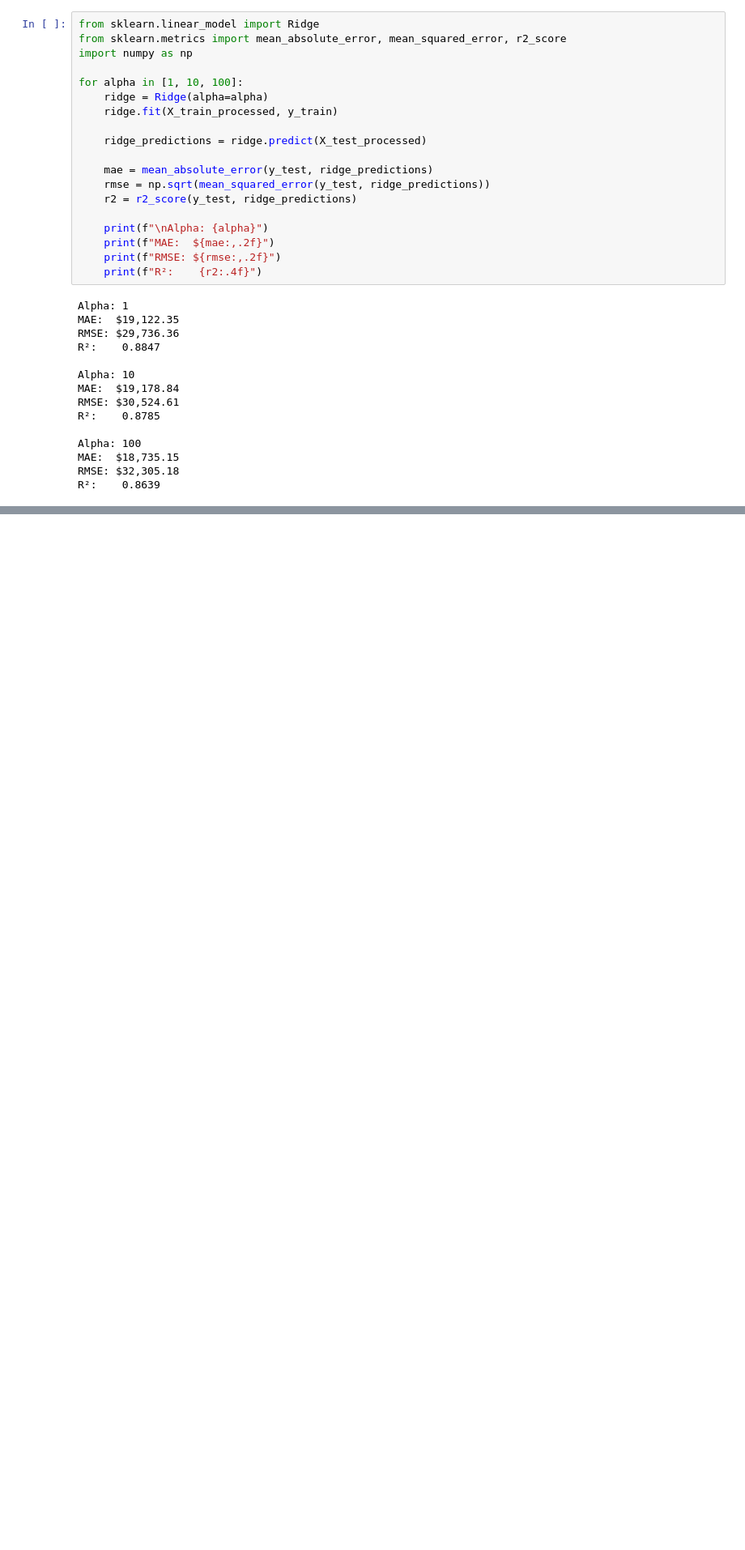
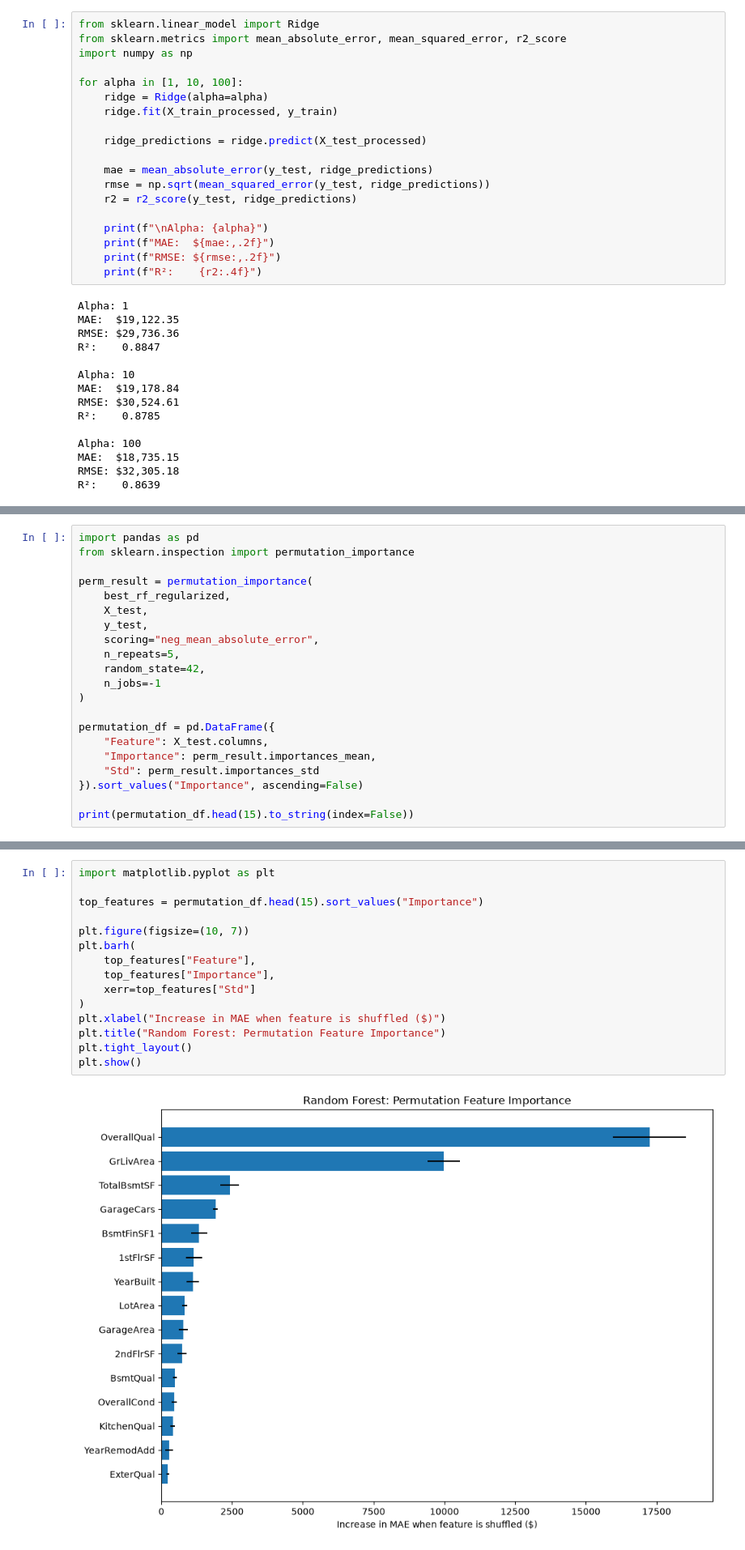
Before and after one commit to anuhub777/HousePrice-Lab, a Jupyter notebook: notebooks/01_eda.ipynb, the cells around one changed output, grey strips where cells are left out. Shown at 81% size. Cells and saved outputs as stored; diff of their text form; blank space fills up the shorter version.

```diff
--- a/notebooks/01_eda.ipynb
+++ b/notebooks/01_eda.ipynb
@@ -542,0 +675,21 @@ Test R²: 0.878525105097598
+# %%
+import pandas as pd
+from sklearn.inspection import permutation_importance
+
+perm_result = permutation_importance(
+    best_rf_regularized,
+    X_test,
+    y_test,
+    scoring="neg_mean_absolute_error",
+    n_repeats=5,
+    random_state=42,
+    n_jobs=-1
+)
+
+permutation_df = pd.DataFrame({
+    "Feature": X_test.columns,
+    "Importance": perm_result.importances_mean,
+    "Std": perm_result.importances_std
+}).sort_values("Importance", ascending=False)
+
+print(permutation_df.head(15).to_string(index=False))
@@ -542,0 +713,17 @@ Test R²: 0.878525105097598
+# %%
+import matplotlib.pyplot as plt
+
+top_features = permutation_df.head(15).sort_values("Importance")
+
+plt.figure(figsize=(10, 7))
+plt.barh(
+    top_features["Feature"],
+    top_features["Importance"],
+    xerr=top_features["Std"]
+)
+plt.xlabel("Increase in MAE when feature is shuffled ($)")
+plt.title("Random Forest: Permutation Feature Importance")
+plt.tight_layout()
+plt.show()
+# %% [output]
+[figure, added]
```
Also changed, not shown: parts of 20 cells of this notebook, 5 other files.
